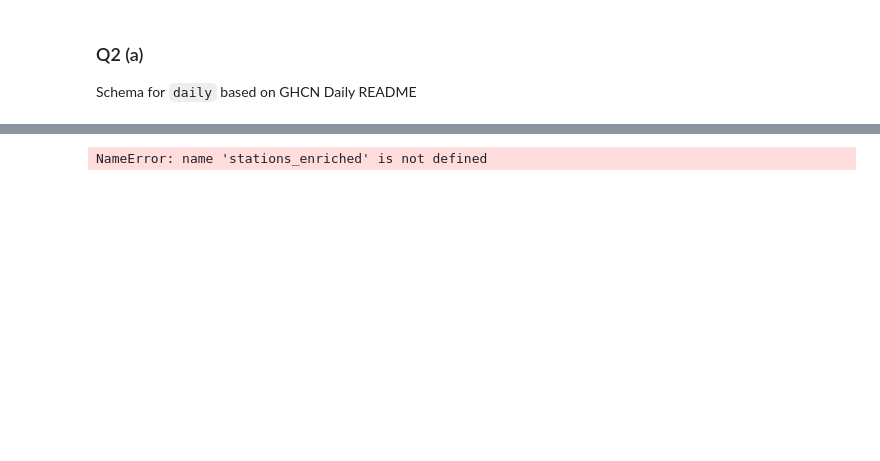
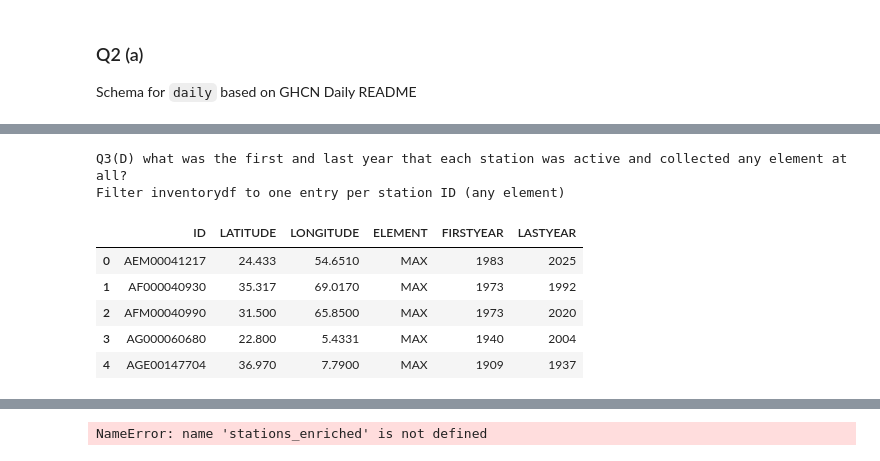
Before and after one commit to david-ewing-nz/ghcn-spark-analysis, a Jupyter notebook: notebooks/01_ghcn_processing.ipynb, the cells around one changed output, grey strips where cells are left out. Saved outputs shown, nothing was run; the diff lists cells and outputs as text; code cells hidden in the pictures; blank space fills up the shorter version.

```diff
--- a/notebooks/01_ghcn_processing.ipynb
+++ b/notebooks/01_ghcn_processing.ipynb
@@ -370,0 +257,23 @@ Parse columns by fixed positions
+# %%
+#from pyspark.sql.functions import col, substring, trim
+
+dprintf(DEEBUG,"Q2(C) rawInventory")
+pathInventory = f"{prefix}ghcnd-inventory.txt"
+rawInventory = spark.read.text(pathInventory)
+pqtInventory = f"{prefixWrite}enriched-inventory"
+dprintf(DEEBUG,pqtInventory)
+dhtmlf(DEEBUG,rawInventory.limit(5))
+
+dprintf(DEEBUG,"Parse columns by fixed positions")
+inventorydf = rawInventory.select(
+    trim(substring("value", 1, 11)).alias("ID"),
+    trim(substring("value", 13, 9)).cast("double").alias("LATITUDE"),
+    trim(substring("value", 22, 10)).cast("double").alias("LONGITUDE"),
+    trim(substring("value", 33, 4)).alias("ELEMENT"),
+    trim(substring("value", 37, 4)).cast("int").alias("FIRSTYEAR"),
+    trim(substring("value", 42, 4)).cast("int").alias("LASTYEAR")
+)
+dhtmlf(DEEBUG,inventorydf.limit(5))
+
+dprintf(DEEBUG,"Write parsed inventorydf to blob storage as parquet")
+#inventorydf.write.mode("overwrite").parquet(pqtInventory)
@@ -370,0 +450,16 @@ Parse columns by fixed positions
+# %%
+dprintf(1,"Q3(D) what was the first and last year that each station was active and collected any element at all?")
+
+# Keep only one row per station ID
+dprintf(DEEBUG, "Filter inventorydf to one entry per station ID (any element)")
+inventorySingle = inventorydf.dropDuplicates(["ID"])
+dhtmlf(DEEBUG, inventorySingle.limit(5))
+# %% [output]
+Q3(D) what was the first and last year that each station was active and collected any element at all?
+Filter inventorydf to one entry per station ID (any element)
+|  | ID | LATITUDE | LONGITUDE | ELEMENT | FIRSTYEAR | LASTYEAR |
+| 0 | AEM00041217 | 24.433 | 54.6510 | MAX | 1983 | 2025 |
+| 1 | AF000040930 | 35.317 | 69.0170 | MAX | 1973 | 1992 |
+| 2 | AFM00040990 | 31.500 | 65.8500 | MAX | 1973 | 2020 |
+| 3 | AG000060680 | 22.800 | 5.4331 | MAX | 1940 | 2004 |
+| 4 | AGE00147704 | 36.970 | 7.7900 | MAX | 1909 | 1937 |
```
Also changed, not shown: parts of 28 cells of this notebook, 2 other files.
